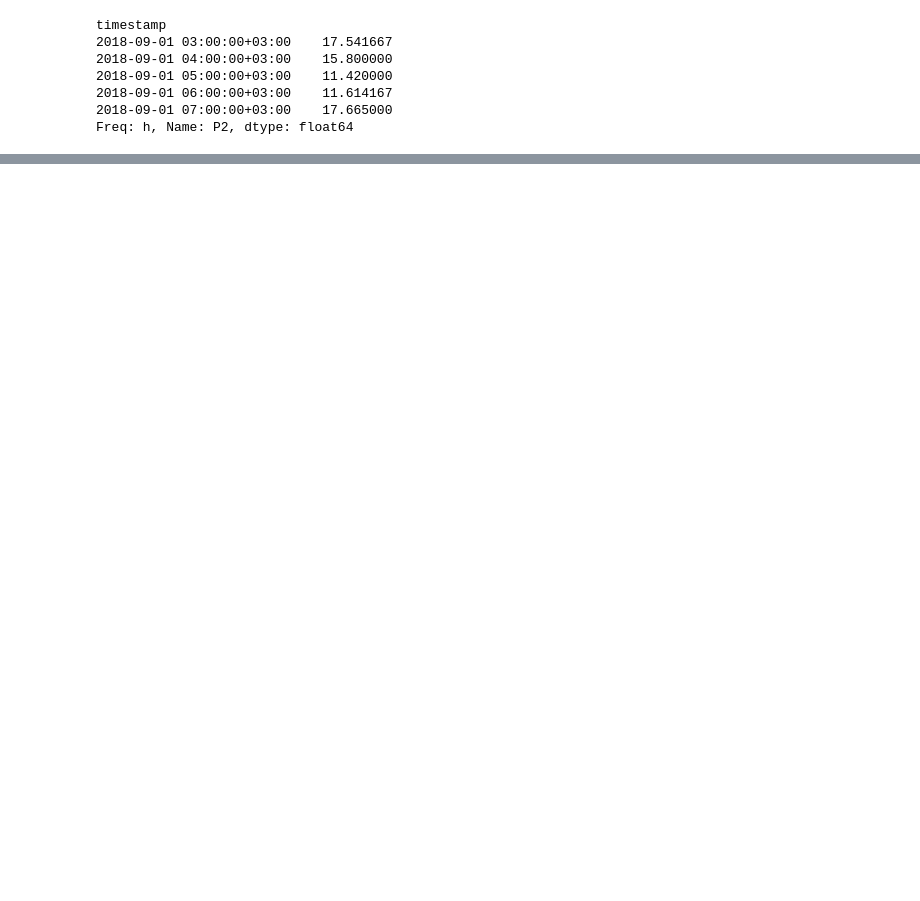
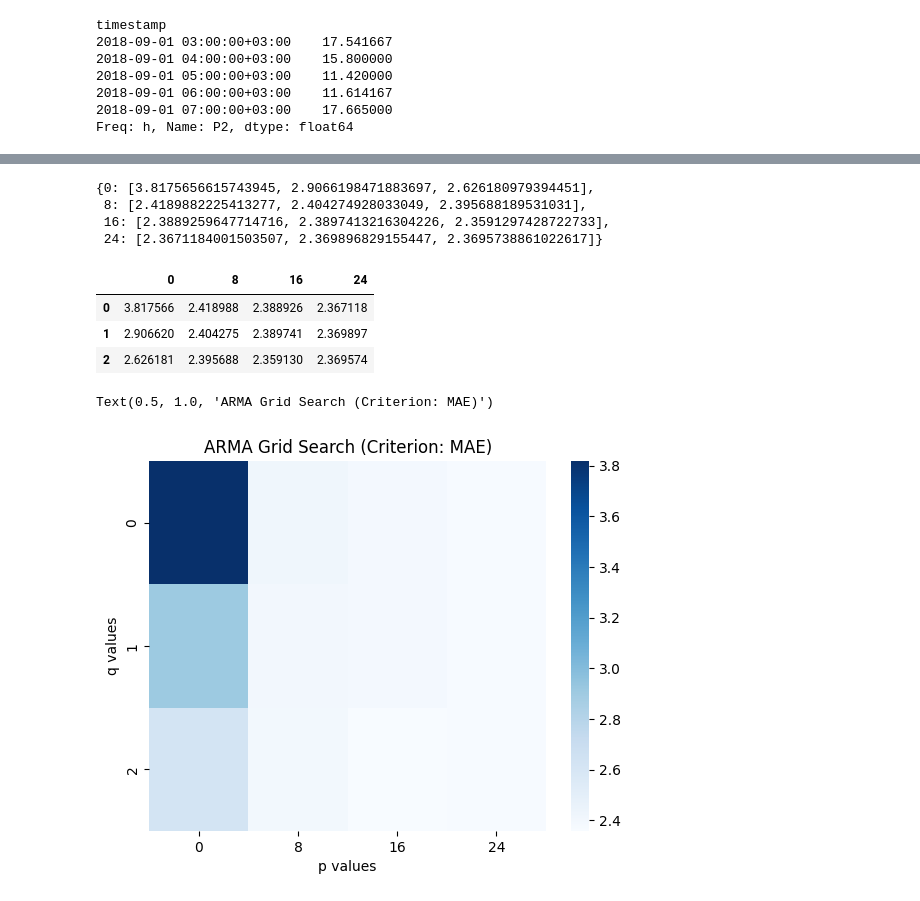
Before and after one commit to tech-ml-quant-luv/Applied_data_science_lab_worldquant, a Jupyter notebook: Project 3 - Air Quality in Nairobi (time-series)/034-ARMA_model.ipynb, the cells around one changed output, grey strips where cells are left out. Cells and saved outputs as stored; diff of their text form; code cells hidden in the pictures; blank space fills up the shorter version.

```diff
--- a/Project 3 - Air Quality in Nairobi (time-series)/034-ARMA_model.ipynb
+++ b/Project 3 - Air Quality in Nairobi (time-series)/034-ARMA_model.ipynb
@@ -44,0 +67,4 @@ Freq: h, Name: P2, dtype: float64
+# %%
+cutoff_test = int(len(y)*0.90)
+y_train = y.iloc[:cutoff_test]
+y_test = y.iloc[cutoff_test:]
@@ -44,0 +77,3 @@ Freq: h, Name: P2, dtype: float64
+# %%
+p_params = range(0,25, 8)
+q_params = range(0,3,1)
@@ -44,0 +82,23 @@ Freq: h, Name: P2, dtype: float64
+# %%
+# Create empty dictionary for MAE values
+mae_grid ={}
+for p in p_params:
+    # Create new key in dict with empty list
+    mae_grid[p] = []
+    for q in q_params:
+        # Set the hyperparameters for the model
+        order = (p, 0, q)
+        # Start timing
+        start_time = time.time()
+        # Train model
+        model = ARIMA (y_train, order=order).fit()
+        # Calculate Elapsed time
+        elapsed_time = round(time.time()- start_time, 2)
+        print(f"Trained  ARIMA model {order}, in {elapsed_time} seconds.")
+        #Generate in-sample predictions
+        y_pred= model.predict()
+        #Calculate training MAE
+        mae = mean_absolute_error(y_train, y_pred)
+        # Add MAE to dictionary
+        mae_grid[p].append(mae)
+        print(mae)
@@ -44,0 +123,23 @@ Freq: h, Name: P2, dtype: float64
+# %%
+mae_grid
+# %% [output]
+{0: [3.8175656615743945, 2.9066198471883697, 2.626180979394451],
+ 8: [2.4189882225413277, 2.404274928033049, 2.395688189531031],
+ 16: [2.3889259647714716, 2.3897413216304226, 2.3591297428722733],
+ 24: [2.3671184001503507, 2.369896829155447, 2.3695738861022617]}
+# %%
+mae_df = pd.DataFrame(mae_grid)
+mae_df
+# %% [output]
+|  | 0 | 8 | 16 | 24 |
+| 0 | 3.817566 | 2.418988 | 2.388926 | 2.367118 |
+| 1 | 2.906620 | 2.404275 | 2.389741 | 2.369897 |
+| 2 | 2.626181 | 2.395688 | 2.359130 | 2.369574 |
+# %%
+sns.heatmap(mae_df, cmap="Blues");
+plt.xlabel("p values")
+plt.ylabel("q values")
+plt.title("ARMA Grid Search (Criterion: MAE)")
+# %% [output]
+Text(0.5, 1.0, 'ARMA Grid Search (Criterion: MAE)')
+[figure, added]
```
Also changed, not shown: parts of 18 cells of this notebook.
